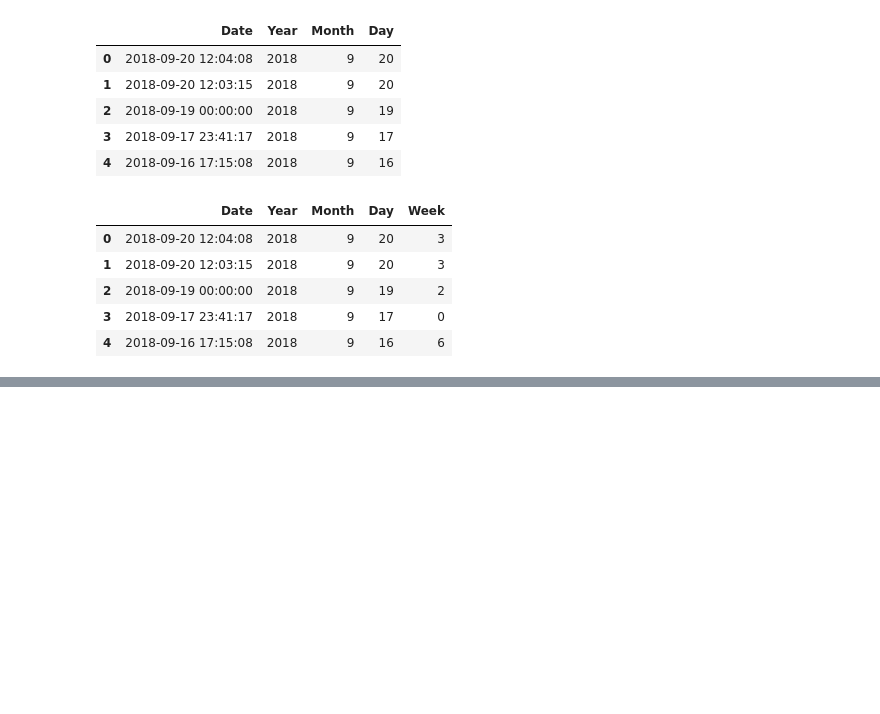
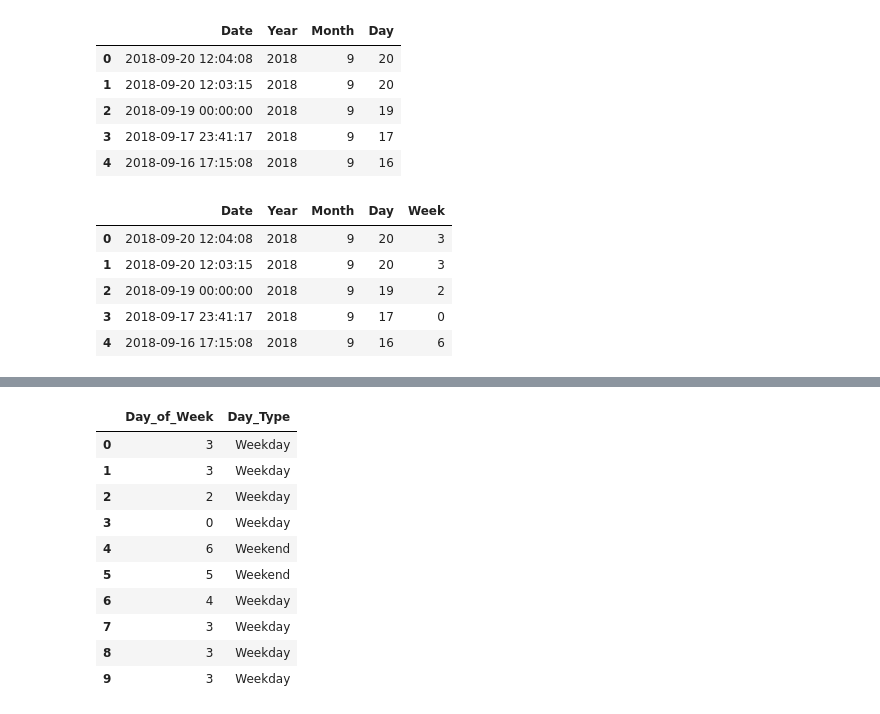
Before and after one commit to kailashchaudhary-p/Daily-Expense-Analyzer, a Jupyter notebook: Daily_Expense_Analyzer.ipynb, the cells around one changed output, grey strips where cells are left out. Saved outputs shown, nothing was run; the diff lists cells and outputs as text; code cells hidden in the pictures; blank space fills up the shorter version.

```diff
--- a/Daily_Expense_Analyzer.ipynb
+++ b/Daily_Expense_Analyzer.ipynb
@@ -634,0 +667,14 @@ expense_df[['Date','Year','Month','Day','Week','Day_Type']].head()
+# %%
+expense_df[["Day_of_Week", "Day_Type"]].head(10)
+# %% [output]
+|  | Day_of_Week | Day_Type |
+| 0 | 3 | Weekday |
+| 1 | 3 | Weekday |
+| 2 | 2 | Weekday |
+| 3 | 0 | Weekday |
+| 4 | 6 | Weekend |
+| 5 | 5 | Weekend |
+| 6 | 4 | Weekday |
+| 7 | 3 | Weekday |
+| 8 | 3 | Weekday |
+| 9 | 3 | Weekday |
```
Also changed, not shown: parts of 5 cells of this notebook.
